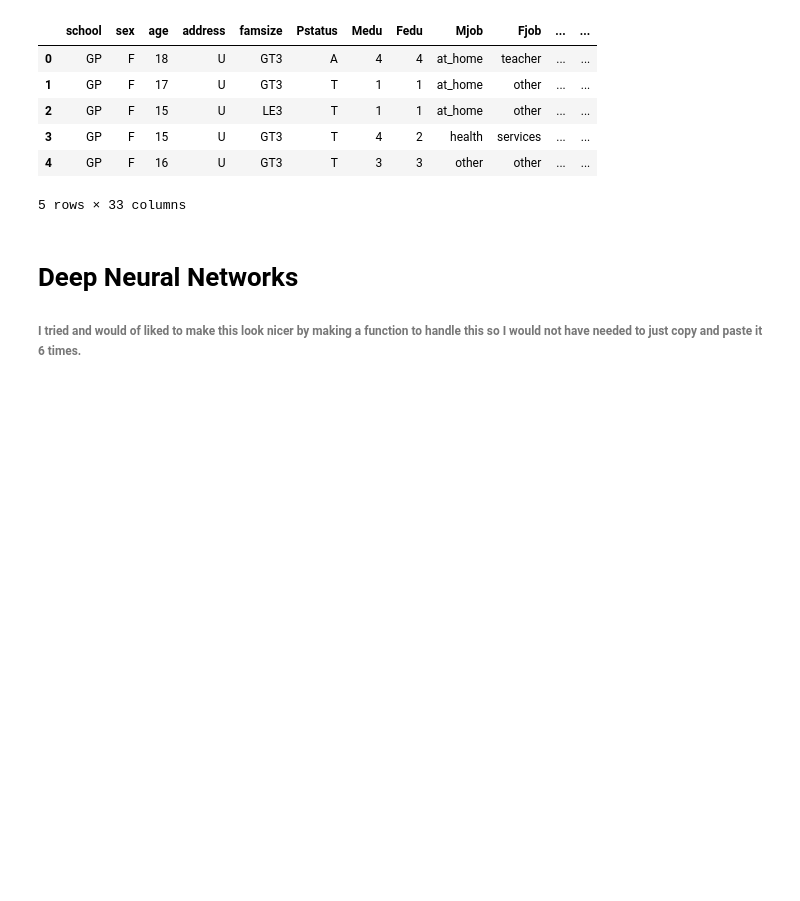
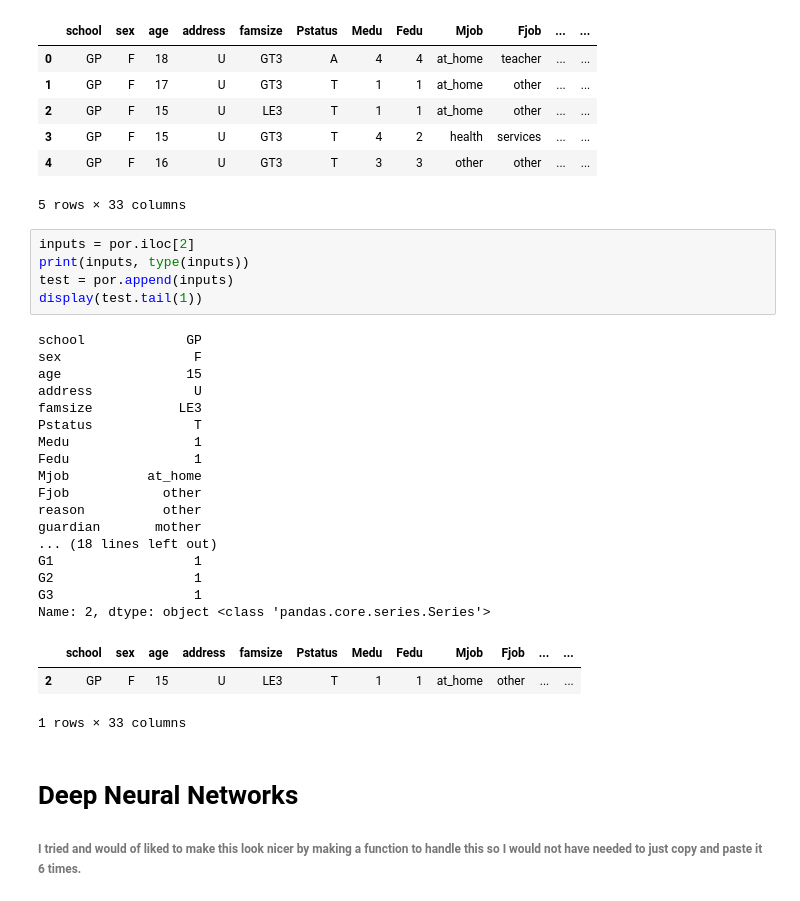
Before and after one commit to BurdenDerek/Academic_Success_Predictions, a Jupyter notebook: Deep_Neural_Network.ipynb, the cells around one changed output. Saved outputs shown, nothing was run; the diff lists cells and outputs as text; blank space fills up the shorter version.

```diff
--- a/Deep_Neural_Network.ipynb
+++ b/Deep_Neural_Network.ipynb
@@ -60,6 +60,32 @@ encode_grades(por)
 | 3 | GP | F | 15 | U | GT3 | T | 4 | 2 | health | services | ... | ... |
 | 4 | GP | F | 16 | U | GT3 | T | 3 | 3 | other | other | ... | ... |
 5 rows × 33 columns
+# %%
+inputs = por.iloc[2]
+print(inputs, type(inputs))
+test = por.append(inputs)
+display(test.tail(1))
+# %% [output]
+school             GP
+sex                 F
+age                15
+address             U
+famsize           LE3
+Pstatus             T
+Medu                1
+Fedu                1
+Mjob          at_home
+Fjob            other
+reason          other
+guardian       mother
+... (18 lines left out)
+G1                  1
+G2                  1
+G3                  1
+Name: 2, dtype: object <class 'pandas.core.series.Series'>
+|  | school | sex | age | address | famsize | Pstatus | Medu | Fedu | Mjob | Fjob | ... | ... |
+| 2 | GP | F | 15 | U | LE3 | T | 1 | 1 | at_home | other | ... | ... |
+1 rows × 33 columns
 # %% [markdown]
 # Deep Neural Networks
 ###### I tried and would of liked to make this look nicer by making a function to handle this so I would not have needed to just copy and paste it 6 times.
```
Also changed, not shown: parts of 2 cells of this notebook, 16 other files.
